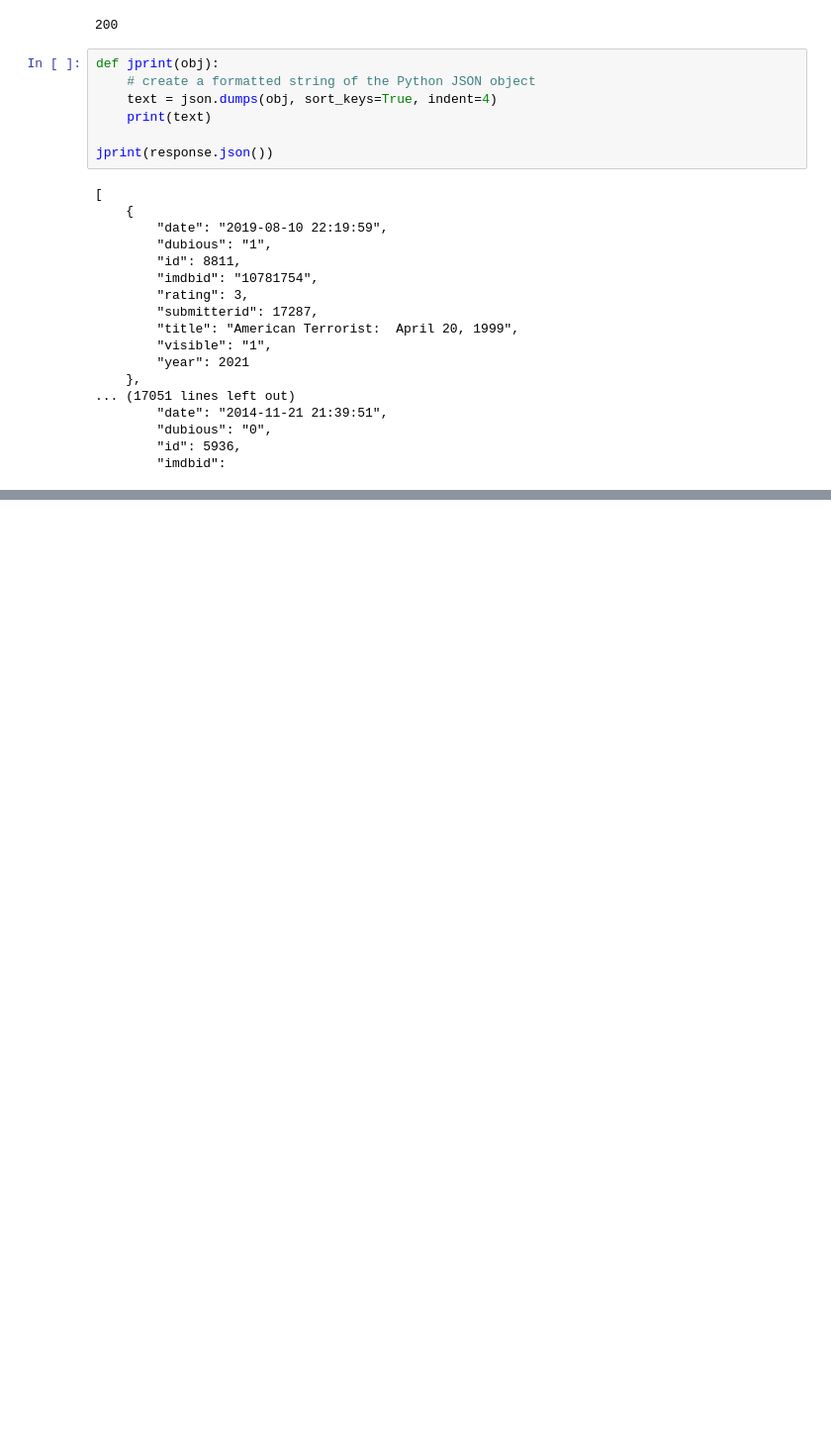
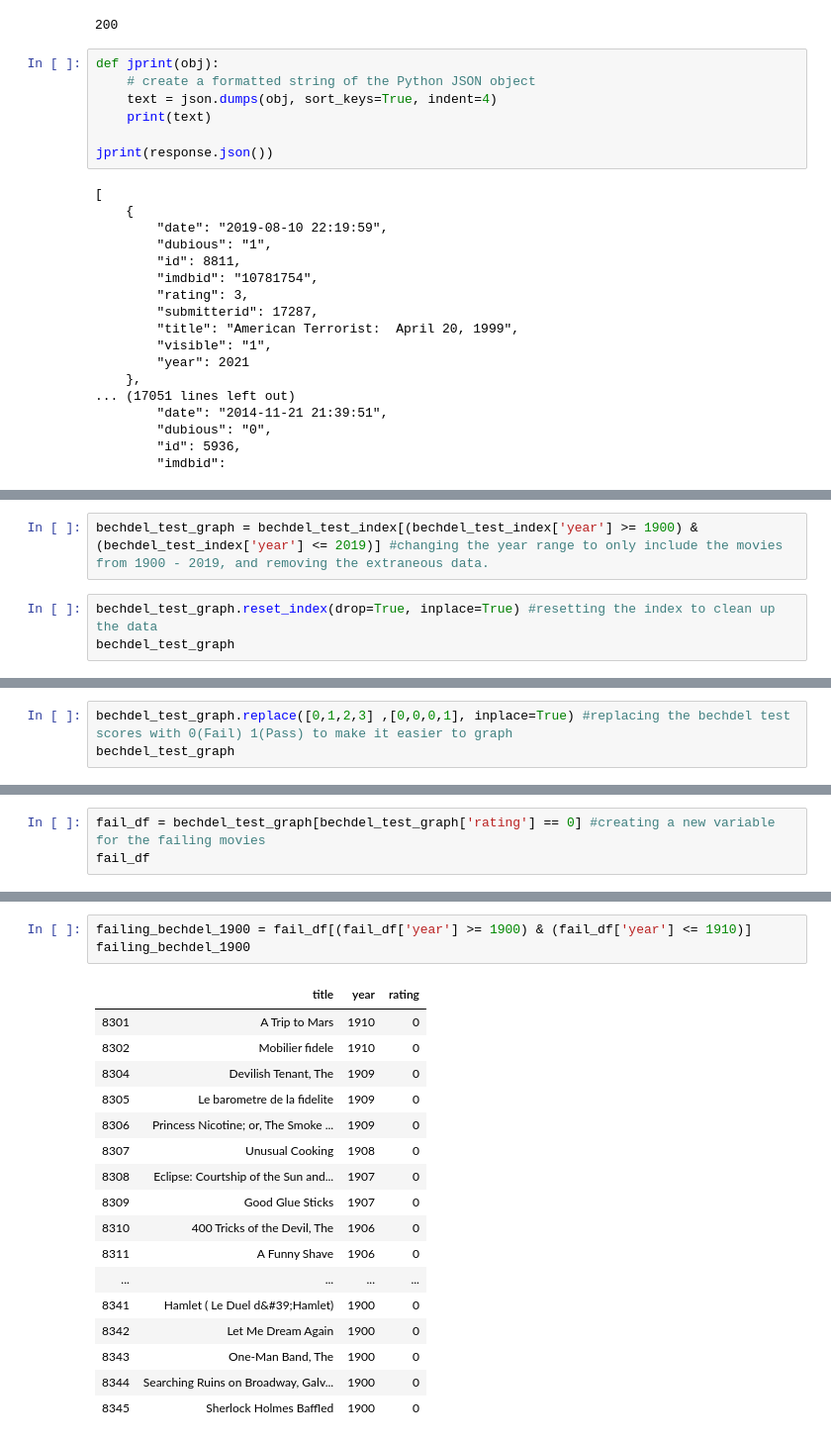
Before and after one commit to amdrexler23/module1mediaproject, a Jupyter notebook: module1mediaproject-API.ipynb, the cells around one changed output, grey strips where cells are left out. Shown at 99% size. Drawn from its saved outputs; the diff is of its cells as text; blank space fills up the shorter version.

```diff
--- a/module1mediaproject.ipynb
+++ b/module1mediaproject-API.ipynb
@@ -147,0 +70,5 @@ for movie in movie_titles:
+# %%
+bechdel_test_graph = bechdel_test_index[(bechdel_test_index['year'] >= 1900) & (bechdel_test_index['year'] <= 2019)] #changing the year range to only include the movies from 1900 - 2019, and removing the extraneous data.
+# %%
+bechdel_test_graph.reset_index(drop=True, inplace=True) #resetting the index to clean up the data
+bechdel_test_graph
@@ -147,0 +89,3 @@ for movie in movie_titles:
+# %%
+bechdel_test_graph.replace([0,1,2,3] ,[0,0,0,1], inplace=True) #replacing the bechdel test scores with 0(Fail) 1(Pass) to make it easier to graph
+bechdel_test_graph
@@ -147,0 +123,3 @@ for movie in movie_titles:
+# %%
+fail_df = bechdel_test_graph[bechdel_test_graph['rating'] == 0] #creating a new variable for the failing movies
+fail_df
@@ -147,0 +146,21 @@ for movie in movie_titles:
+# %%
+failing_bechdel_1900 = fail_df[(fail_df['year'] >= 1900) & (fail_df['year'] <= 1910)]
+failing_bechdel_1900
+# %% [output]
+|  | title | year | rating |
+| 8301 | A Trip to Mars | 1910 | 0 |
+| 8302 | Mobilier fidele | 1910 | 0 |
+| 8304 | Devilish Tenant, The | 1909 | 0 |
+| 8305 | Le barometre de la fidelite | 1909 | 0 |
+| 8306 | Princess Nicotine; or, The Smoke ... | 1909 | 0 |
+| 8307 | Unusual Cooking | 1908 | 0 |
+| 8308 | Eclipse: Courtship of the Sun and... | 1907 | 0 |
+| 8309 | Good Glue Sticks | 1907 | 0 |
+| 8310 | 400 Tricks of the Devil, The | 1906 | 0 |
+| 8311 | A Funny Shave | 1906 | 0 |
+| ... | ... | ... | ... |
+| 8341 | Hamlet ( Le Duel d&#39;Hamlet) | 1900 | 0 |
+| 8342 | Let Me Dream Again | 1900 | 0 |
+| 8343 | One-Man Band, The | 1900 | 0 |
+| 8344 | Searching Ruins on Broadway, Galv... | 1900 | 0 |
+| 8345 | Sherlock Holmes Baffled | 1900 | 0 |
```
Also changed, not shown: parts of 70 cells of this notebook, 1 other file.
